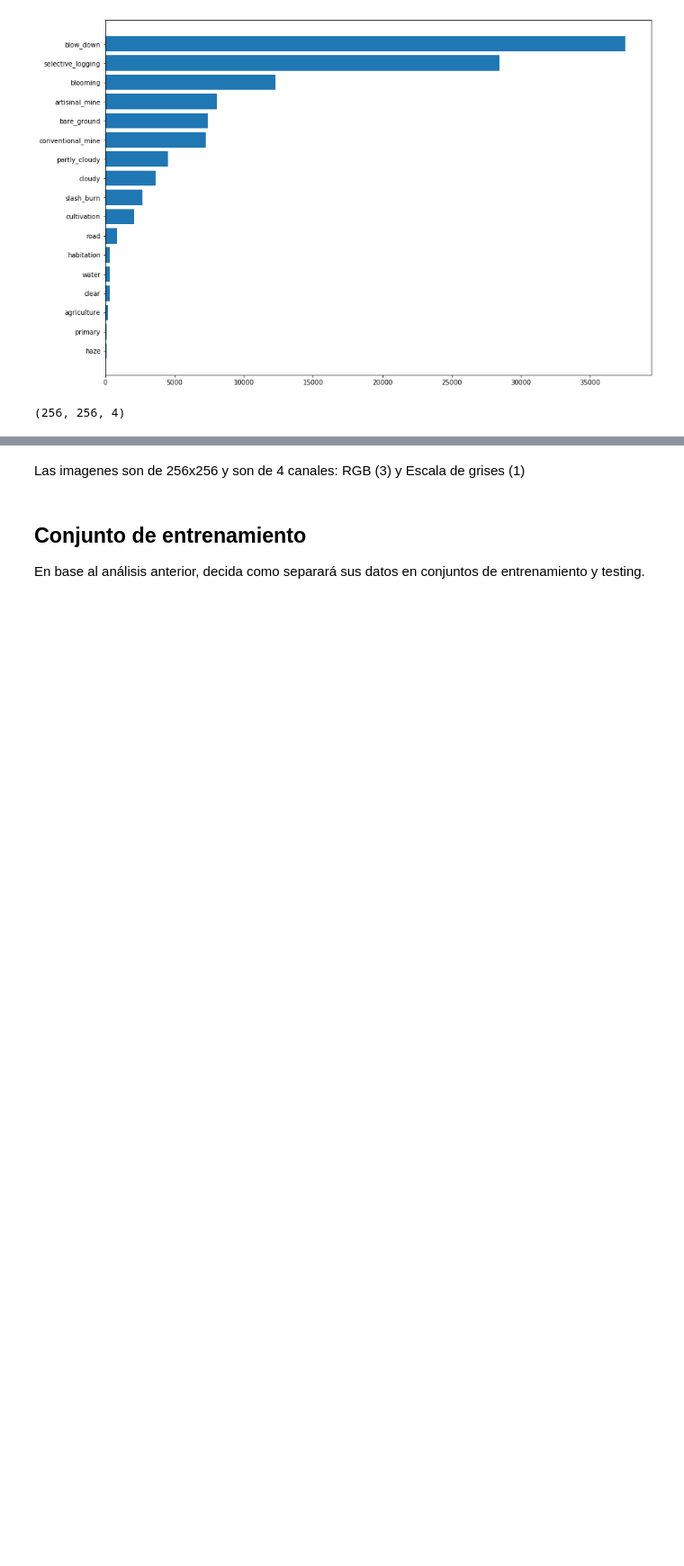
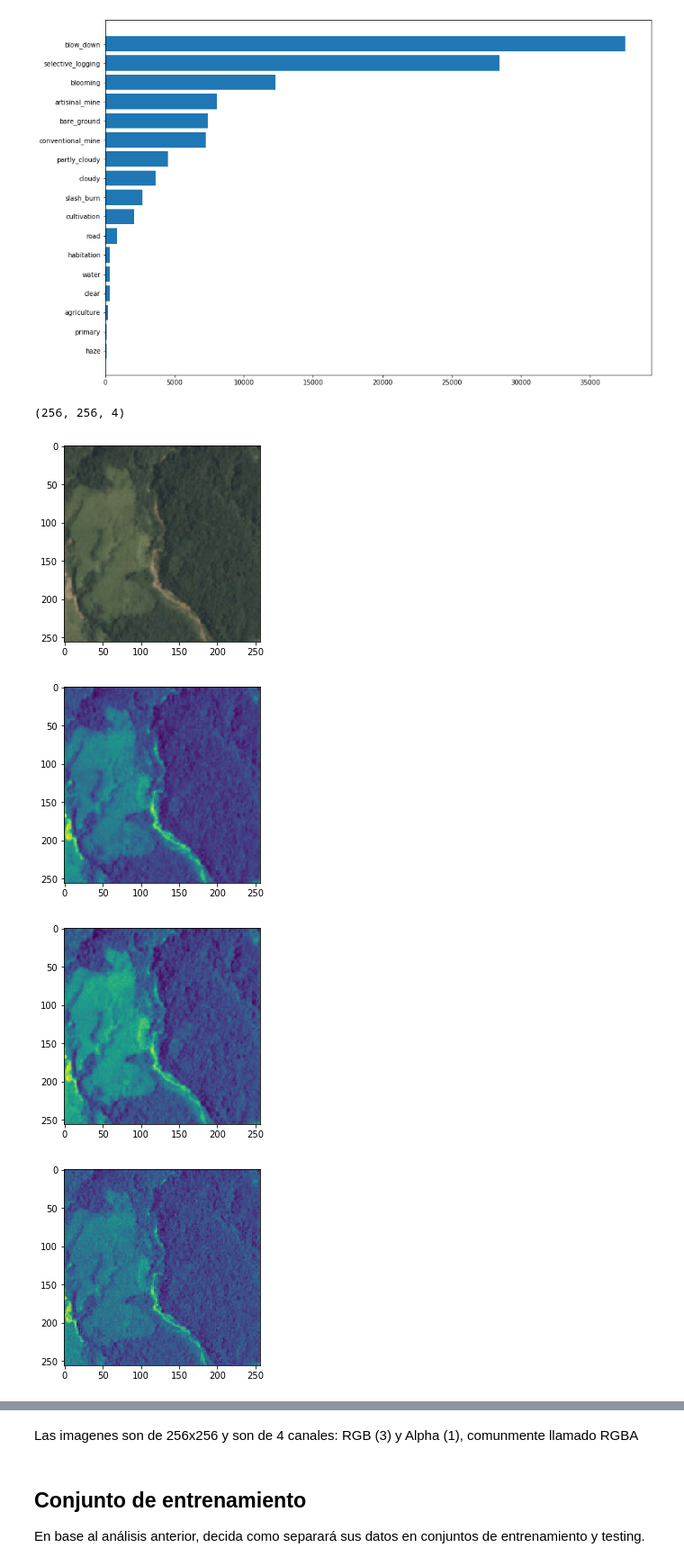
Before and after one commit to gianfrancob/PracticosOptativas, a Jupyter notebook: VisionPorComputadoras/final-lab_2019.ipynb, the cells around one changed output, grey strips where cells are left out. Shown at 90% size. Cells and saved outputs as stored; diff of their text form; code cells hidden in the pictures; blank space fills up the shorter version.

```diff
--- a/VisionPorComputadoras/final-lab_2019.ipynb
+++ b/VisionPorComputadoras/final-lab_2019.ipynb
@@ -147,3 +227,19 @@ plt.barh(width=tags_ctr.counter.sort_values(), y=tags_ctr.T.columns.values)
 mpimg.imread('train-jpg/train_0.jpg').shape
 # %% [output]
 (256, 256, 4)
+# %%
+imgplot_full = plt.imshow(mpimg.imread('train-jpg/train_1.jpg')[:,:,:])
+plt.show()
+imgplot_ch0 = plt.imshow(mpimg.imread('train-jpg/train_1.jpg')[:,:,0])
+plt.show()
+imgplot_ch1 = plt.imshow(mpimg.imread('train-jpg/train_1.jpg')[:,:,1])
+plt.show()
+imgplot_ch2 = plt.imshow(mpimg.imread('train-jpg/train_1.jpg')[:,:,2])
+plt.show()
+imgplot_ch3 = plt.imshow(mpimg.imread('train-jpg/train_1.jpg')[:,:,3])
+plt.show()
+# %% [output]
+[figure, added]
+[figure, added]
+[figure, added]
+[figure, added]
@@ -150,5 +247,5 @@ mpimg.imread('train-jpg/train_0.jpg').shape
 # %% [markdown]
-Las imagenes son de 256x256 y son de 4 canales: RGB (3) y Escala de grises (1)
+Las imagenes son de 256x256 y son de 4 canales: RGB (3) y Alpha (1), comunmente llamado RGBA
 # %% [markdown]
 ## Conjunto de entrenamiento
 
```
Also changed, not shown: parts of 10 cells of this notebook.
